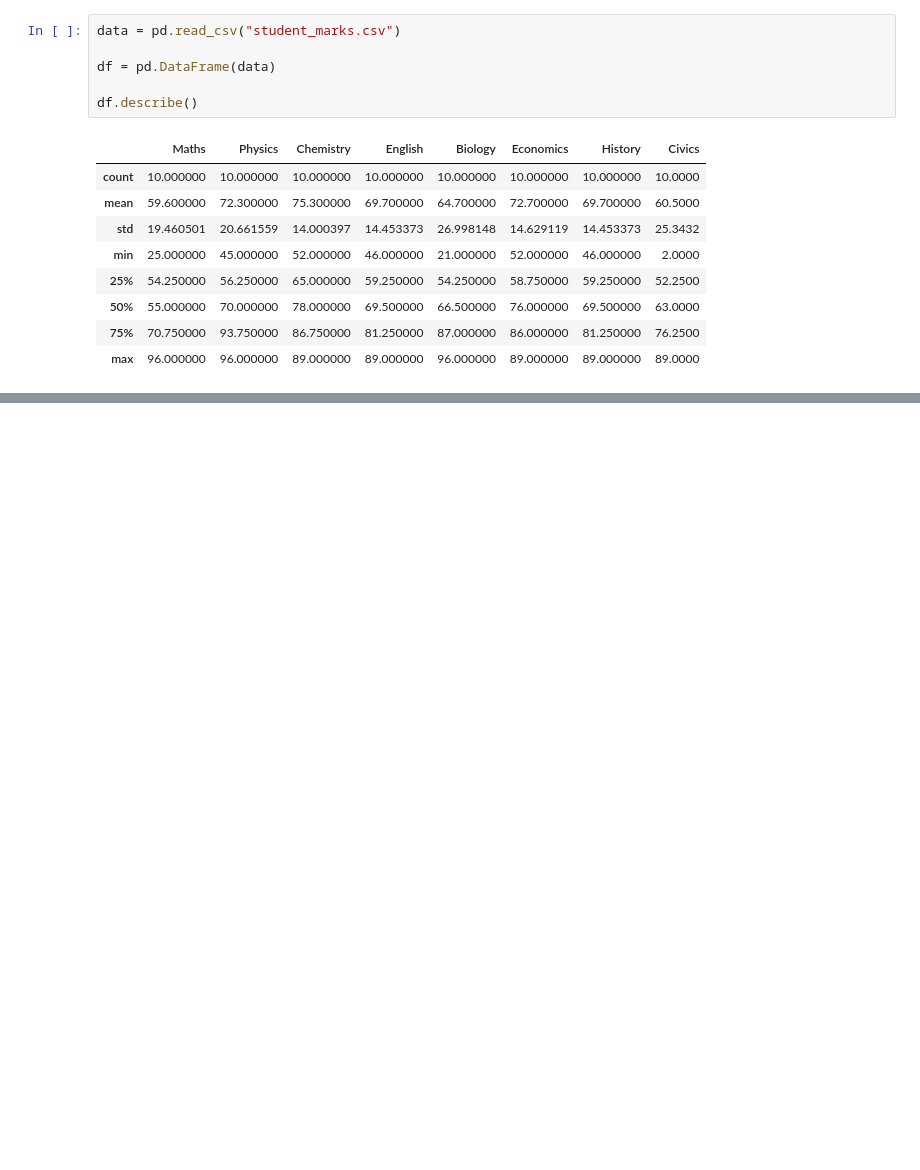
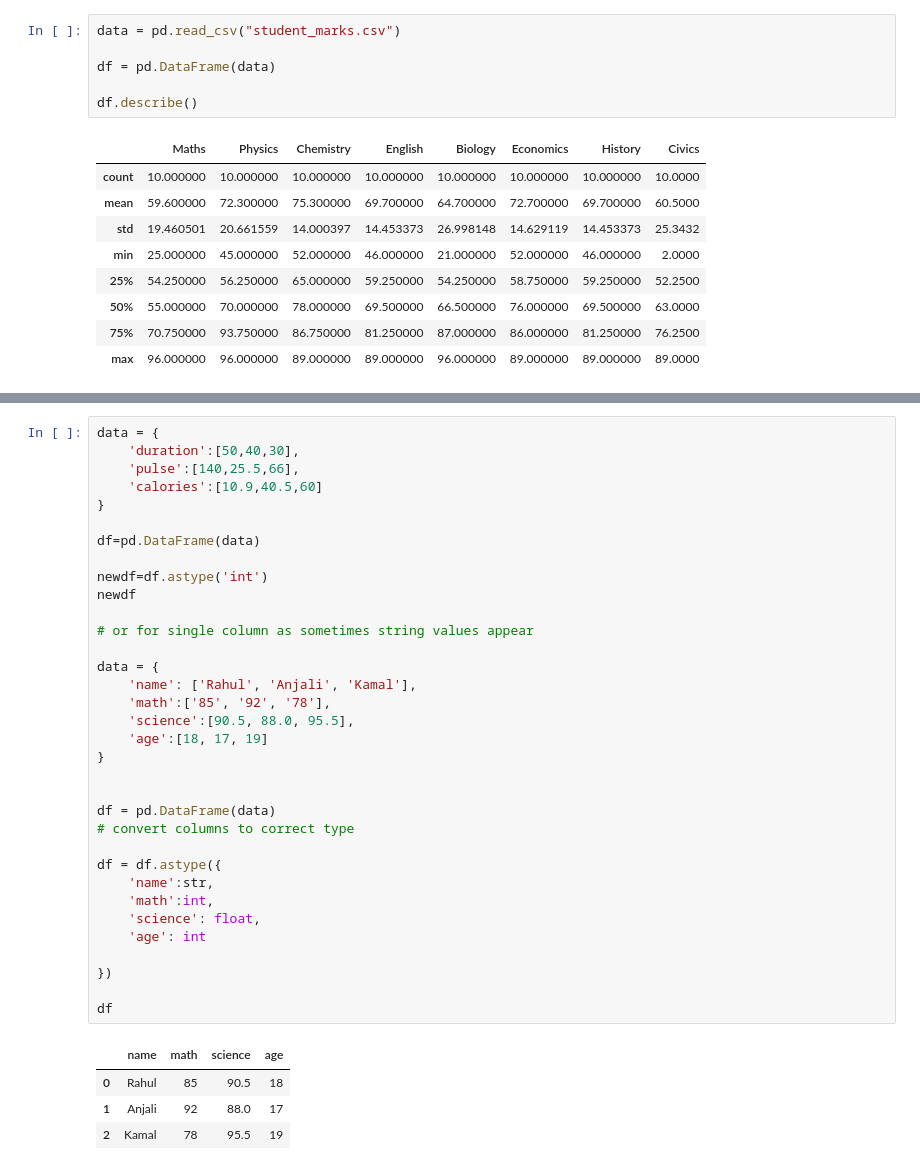
Before and after one commit to AbilashSP10/Python_Learning, a Jupyter notebook: Pandas/Pandas_Learn.ipynb, the cells around one changed output, grey strips where cells are left out. Drawn from its saved outputs; the diff is of its cells as text; blank space fills up the shorter version.

```diff
--- a/Pandas/Pandas_Learn.ipynb
+++ b/Pandas/Pandas_Learn.ipynb
@@ -645,0 +786,39 @@ df.describe()
+# %%
+data = {
+    'duration':[50,40,30],
+    'pulse':[140,25.5,66],
+    'calories':[10.9,40.5,60]
+}
+
+df=pd.DataFrame(data)
+
+newdf=df.astype('int')
+newdf
+
+# or for single column as sometimes string values appear
+
+data = {
+    'name': ['Rahul', 'Anjali', 'Kamal'],
+    'math':['85', '92', '78'],
+    'science':[90.5, 88.0, 95.5],
+    'age':[18, 17, 19]
+}
+
+
+df = pd.DataFrame(data)
+# convert columns to correct type
+
+df = df.astype({
+    'name':str,
+    'math':int,
+    'science': float,
+    'age': int
+
+})
+
+df
+# %% [output]
+|  | name | math | science | age |
+| 0 | Rahul | 85 | 90.5 | 18 |
+| 1 | Anjali | 92 | 88.0 | 17 |
+| 2 | Kamal | 78 | 95.5 | 19 |
```
Also changed, not shown: parts of 7 cells of this notebook, 2 other files.
